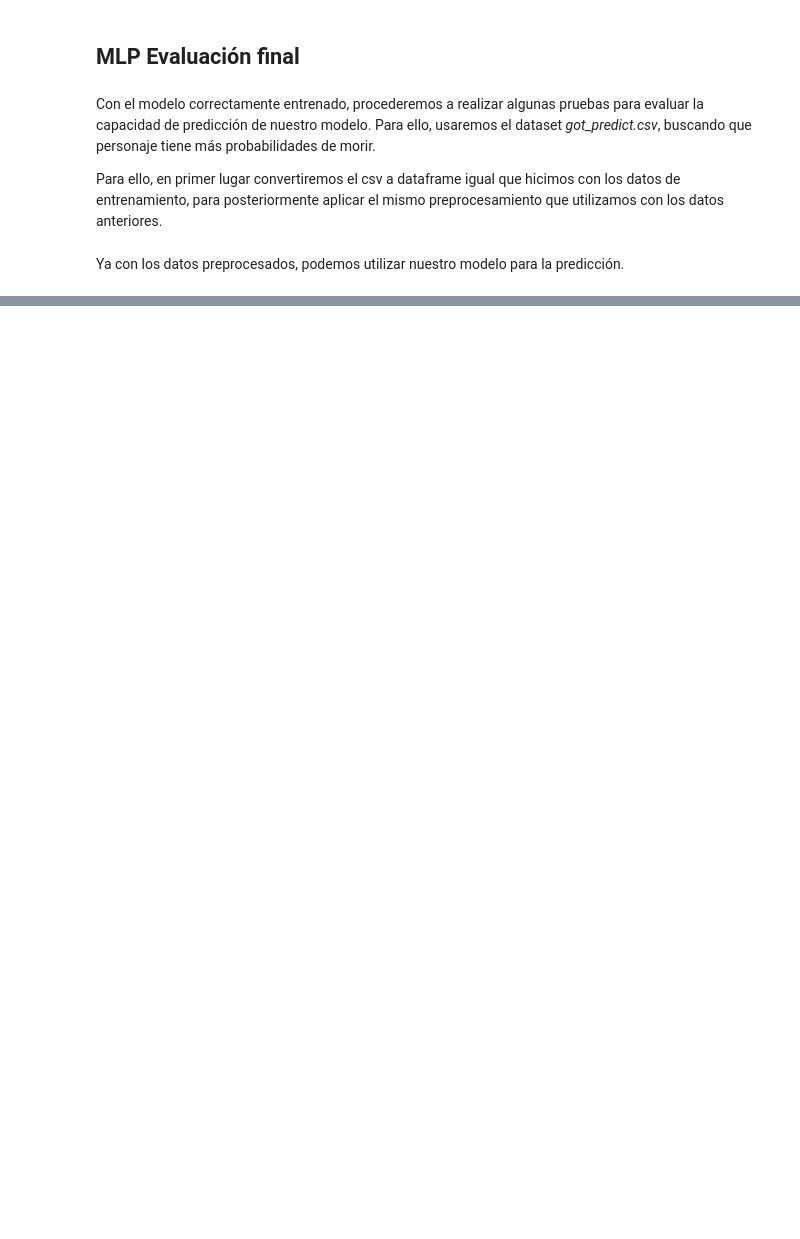
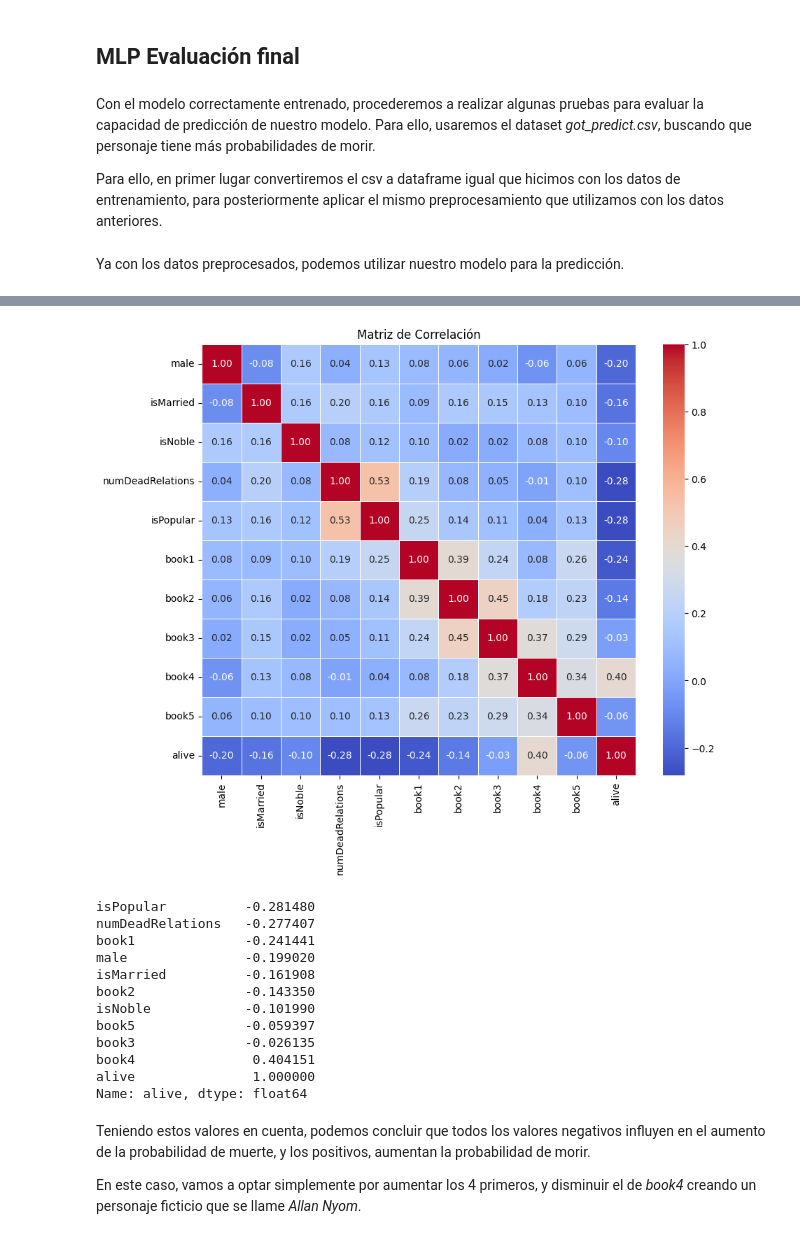
Before and after one commit to Carmoruda/IA_II, a Jupyter notebook: Practica 2/L2P3-MLP_GoT.ipynb, the cells around one changed output, grey strips where cells are left out. Saved outputs shown, nothing was run; the diff lists cells and outputs as text; code cells hidden in the pictures; blank space fills up the shorter version.

```diff
--- a/Practica 2/L2P3-MLP_GoT.ipynb
+++ b/Practica 2/L2P3-MLP_GoT.ipynb
@@ -298,0 +347,32 @@ print(resultados.head(7))
+# %%
+import seaborn as sns
+
+x_corr = df_train[['male', 'isMarried', 'isNoble', 'numDeadRelations', 'isPopular', 'book1', 'book2', 'book3', 'book4', 'book5', 'alive']]
+
+correlaciones = x_corr.corr()
+
+plt.figure(figsize=(10, 8))
+sns.heatmap(correlaciones, annot=True, cmap='coolwarm', fmt=".2f", linewidths=0.5)
+plt.title("Matriz de Correlación")
+plt.show()
+
+correlacion_alive = correlaciones['alive'].sort_values()
+print(correlacion_alive)
+# %% [output]
+[figure, added]
+isPopular          -0.281480
+numDeadRelations   -0.277407
+book1              -0.241441
+male               -0.199020
+isMarried          -0.161908
+book2              -0.143350
+isNoble            -0.101990
+book5              -0.059397
+book3              -0.026135
+book4               0.404151
+alive               1.000000
+Name: alive, dtype: float64
+# %% [markdown]
+Teniendo estos valores en cuenta, podemos concluir que todos los valores negativos influyen en el aumento de la probabilidad de muerte, y los positivos, aumentan la probabilidad de morir.
+
+En este caso, vamos a optar simplemente por aumentar los 4 primeros, y disminuir el de *book4* creando un personaje ficticio que se llame *Allan Nyom*.
```
Also changed, not shown: parts of 9 cells of this notebook, 5 other files.
